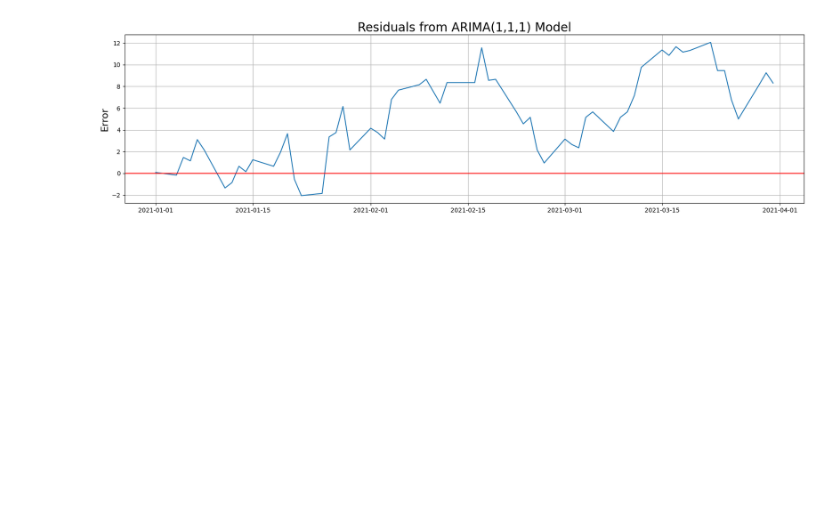
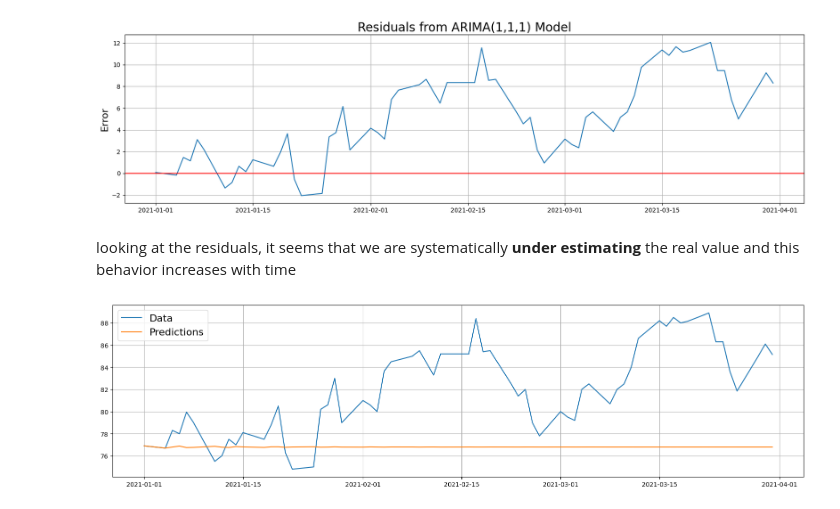
Before and after one commit to Ilvecho/Value-Investor, a Jupyter notebook: Project_5.ipynb, the cells around one changed output. Cells and saved outputs as stored; diff of their text form; code cells hidden in the pictures; blank space fills up the shorter version.

```diff
--- a/Project_5.ipynb
+++ b/Project_5.ipynb
@@ -281,3 +284,16 @@ plt.grid('on')
 plt.show()
 # %% [output]
 [figure]
+# %% [markdown]
+looking at the residuals, it seems that we are systematically **under estimating** the real value and this behavior increases with time
+# %%
+plt.figure(figsize=(20,5))
+
+plt.plot(test_data)
+plt.plot(predictions)
+
+plt.legend(('Data', 'Predictions'), fontsize=16)
+plt.grid('on')
+plt.show()
+# %% [output]
+[figure, added]
```
Also changed, not shown: parts of 24 cells of this notebook.
